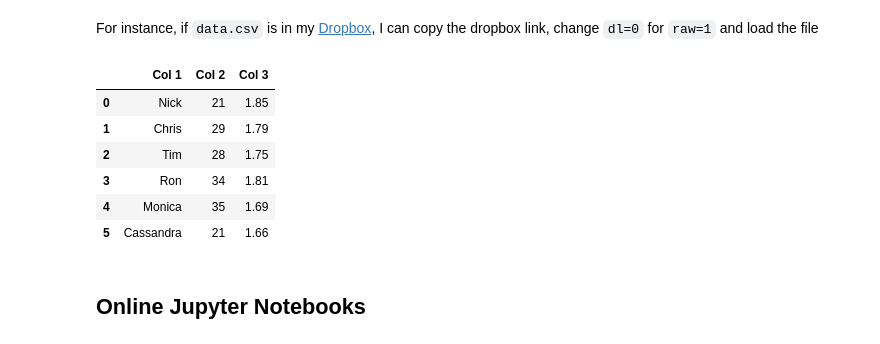
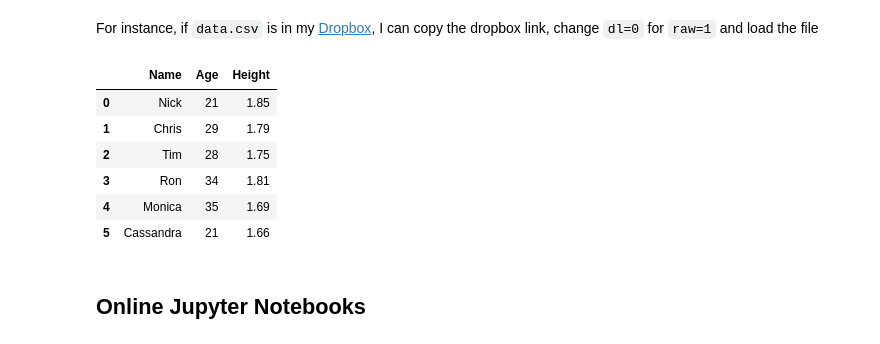
Before and after one commit to carlosfmorenog/CMM560, a Jupyter notebook: CMM560_Topic_1/CMM560_T1_Lec.ipynb, the cells around one changed output. Saved outputs shown, nothing was run; the diff lists cells and outputs as text; code cells hidden in the pictures.

```diff
--- a/CMM560_Topic_1/CMM560_T1_Lec.ipynb
+++ b/CMM560_Topic_1/CMM560_T1_Lec.ipynb
@@ -119,11 +123,11 @@ Commands such as `read_csv` can also take a web address as an input, and load im
 # %% [markdown]
 For instance, if `data.csv` is in my [Dropbox](https://www.dropbox.com/), I can copy the dropbox link, change `dl=0` for `raw=1` and load the file
 # %%
-# This command will run anywhere (as long as you have internet connection)
-data_dropbox = pd.read_csv('https://www.dropbox.com/scl/fi/w1536ewswdqr1z5g0e4b9/data.csv?rlkey=k6d8b9sfobwp1jdd1639nwu6t&raw=1')
+# This command will run anywhere
+data_dropbox = pd.read_csv('https://www.dropbox.com/scl/fi/s3jyy3jw953n4pq5j4qmz/data.csv?rlkey=bbr2zyv7k2n8d0z5s7cbfpc79&raw=1')
 data_dropbox
 # %% [output]
-|  | Col 1 | Col 2 | Col 3 |
+|  | Name | Age | Height |
 | 0 | Nick | 21 | 1.85 |
 | 1 | Chris | 29 | 1.79 |
 | 2 | Tim | 28 | 1.75 |
```
Also changed, not shown: parts of 5 cells of this notebook.
